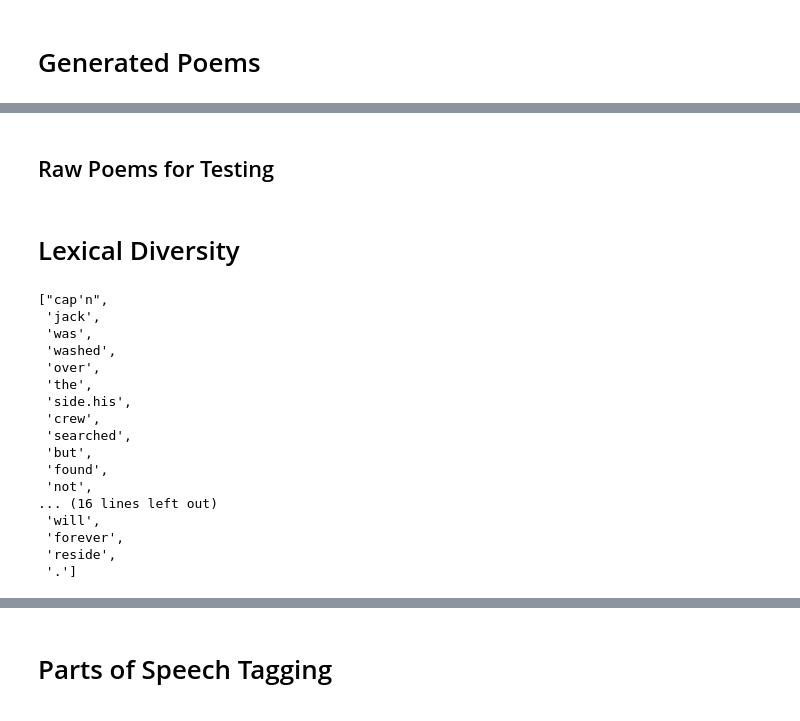
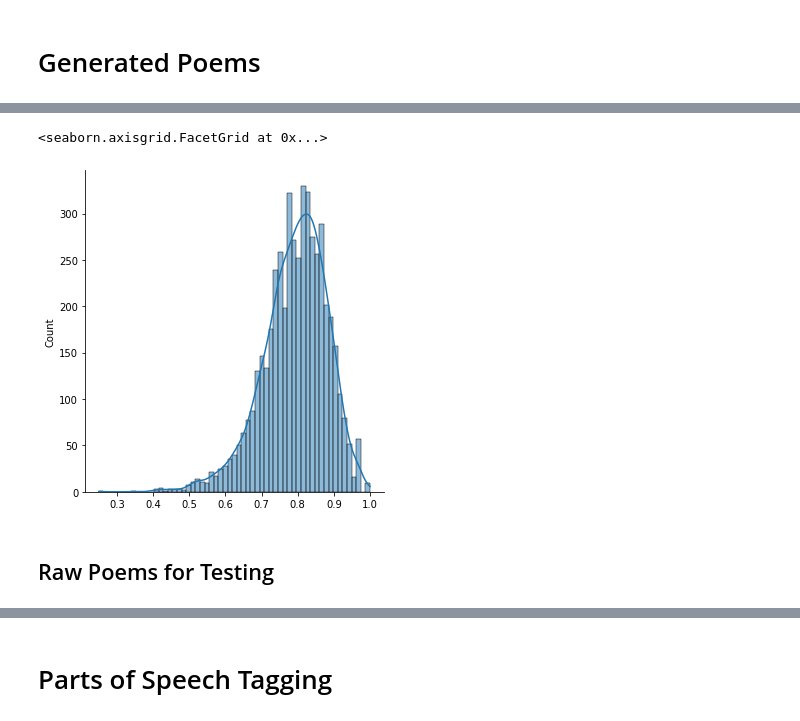
Before and after one commit to coderalo/11785-automatic-poetry-generation, a Jupyter notebook: experimental/poem_selection.ipynb, the cells around one changed output, grey strips where cells are left out. Cells and saved outputs as stored; diff of their text form; code cells hidden in the pictures.

```diff
--- a/experimental/poem_selection.ipynb
+++ b/experimental/poem_selection.ipynb
@@ -185,3 +275,8 @@ encumber..... tomorrow..
+# %%
+sns.displot(sample_ld, kde=True)
+# %% [output]
+<seaborn.axisgrid.FacetGrid at 0x...>
+[figure, added]
 # %% [markdown]
 ## Raw Poems for Testing
 # %%
@@ -262,2 +358,0 @@ poems = raw_output_to_poems(poems_raw)
-# %% [markdown]
-# Lexical Diversity
@@ -299,20 +358,0 @@ def format_poems_json(poems_json):
-# %%
-nltk.word_tokenize(''.join(poems_json['limericks']['0']['lines']))
-# %% [output]
-["cap'n",
- 'jack',
- 'was',
- 'washed',
- 'over',
- 'the',
- 'side.his',
- 'crew',
- 'searched',
- 'but',
- 'found',
- 'not',
-... (16 lines left out)
- 'will',
- 'forever',
- 'reside',
- '.']
```
Also changed, not shown: parts of 35 cells of this notebook.
